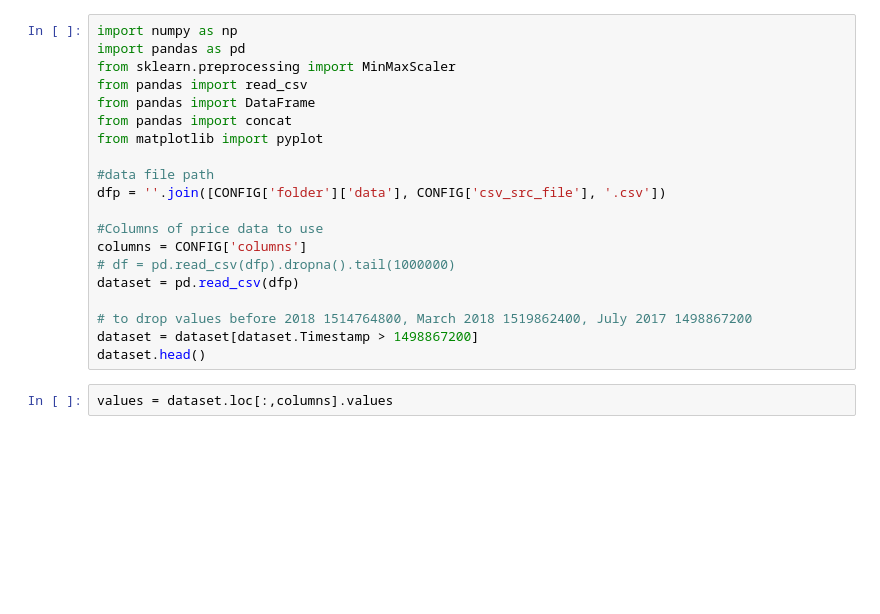
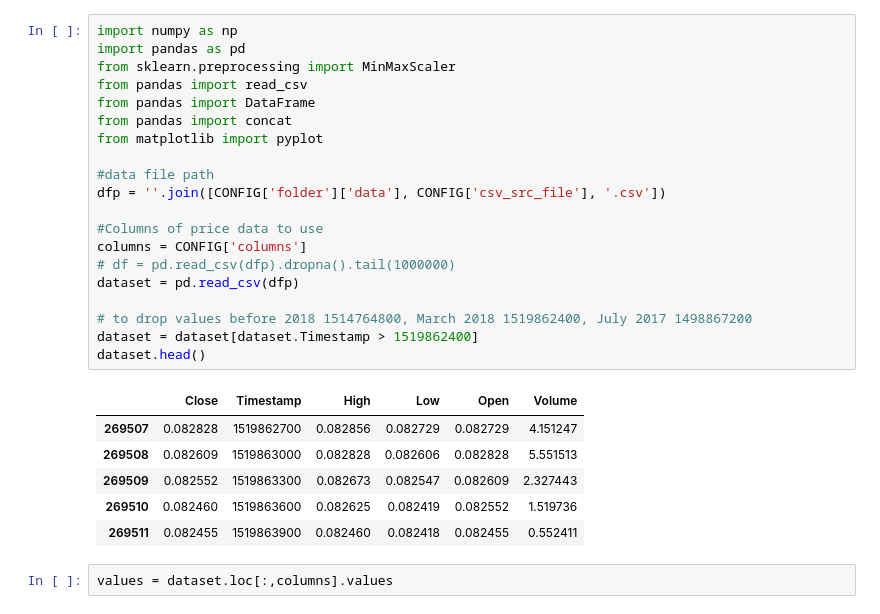
Before and after one commit to MelissaN/AICryptoTrading, a Jupyter notebook: crypto_predict.ipynb, the cells around one changed output. Drawn from its saved outputs; the diff is of its cells as text; blank space fills up the shorter version.

```diff
--- a/crypto_predict.ipynb
+++ b/crypto_predict.ipynb
@@ -6,23 +17,30 @@ CONFIG
 # %%
 import numpy as np
 import pandas as pd
 from sklearn.preprocessing import MinMaxScaler
 from pandas import read_csv
 from pandas import DataFrame
 from pandas import concat
 from matplotlib import pyplot
 
 #data file path
 dfp = ''.join([CONFIG['folder']['data'], CONFIG['csv_src_file'], '.csv'])
 
 #Columns of price data to use
 columns = CONFIG['columns']
 # df = pd.read_csv(dfp).dropna().tail(1000000)
 dataset = pd.read_csv(dfp)
 
 # to drop values before 2018 1514764800, March 2018 1519862400, July 2017 1498867200
-dataset = dataset[dataset.Timestamp > 1498867200]
+dataset = dataset[dataset.Timestamp > 1519862400]
 dataset.head()
+# %% [output]
+|  | Close | Timestamp | High | Low | Open | Volume |
+| 269507 | 0.082828 | 1519862700 | 0.082856 | 0.082729 | 0.082729 | 4.151247 |
+| 269508 | 0.082609 | 1519863000 | 0.082828 | 0.082606 | 0.082828 | 5.551513 |
+| 269509 | 0.082552 | 1519863300 | 0.082673 | 0.082547 | 0.082609 | 2.327443 |
+| 269510 | 0.082460 | 1519863600 | 0.082625 | 0.082419 | 0.082552 | 1.519736 |
+| 269511 | 0.082455 | 1519863900 | 0.082460 | 0.082418 | 0.082455 | 0.552411 |
 # %%
 values = dataset.loc[:,columns].values
 # %%
```
Also changed, not shown: parts of 15 cells of this notebook.
